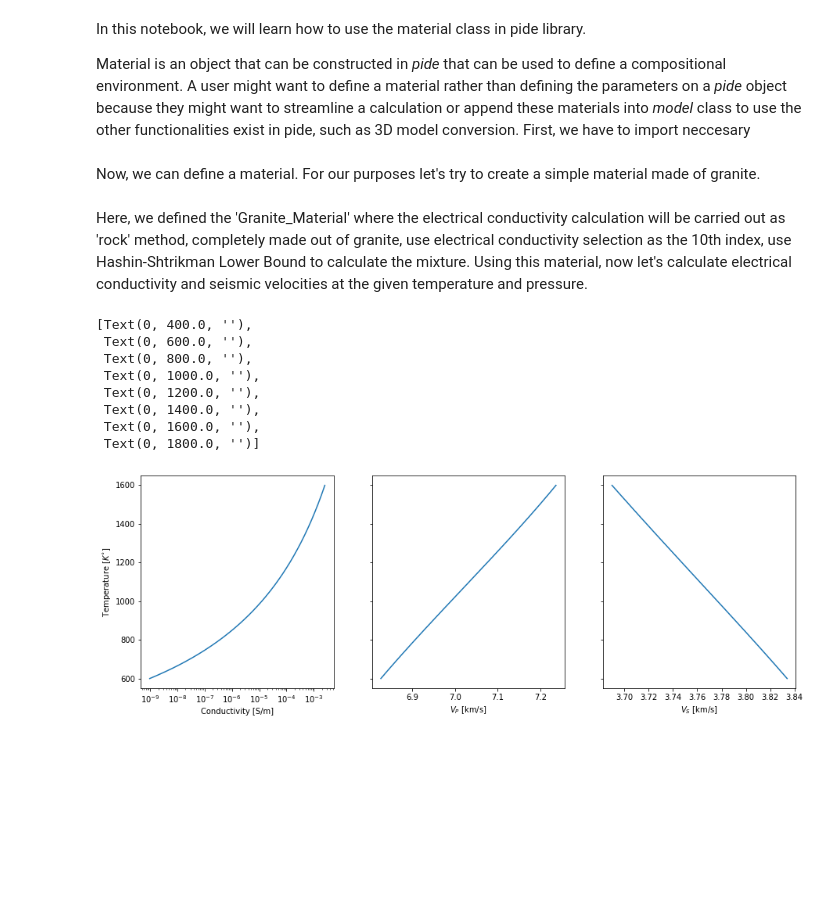
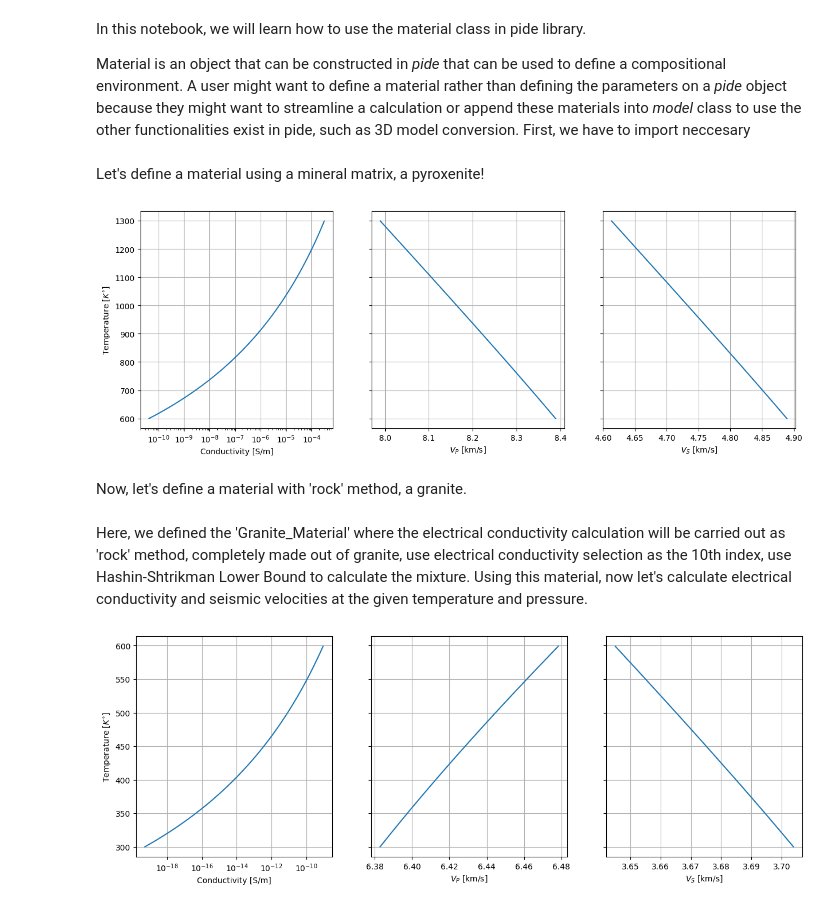
Before and after one commit to sinanozaydin/pide, a Jupyter notebook: examples/notebooks/4_Material.ipynb, the cells around one changed output. Cells and saved outputs as stored; diff of their text form; code cells hidden in the pictures; blank space fills up the shorter version.

Commit message:
material notebook

```diff
--- a/examples/notebooks/4_Material.ipynb
+++ b/examples/notebooks/4_Material.ipynb
@@ -11,3 +11,5 @@ In this notebook, we will learn how to use the material class in pide library.
 Material is an object that can be constructed in *pide* that can be used to define a compositional environment. A user might want to define a material rather than defining the parameters on a *pide* object because they might want to streamline a calculation or append these materials into *model* class to use the other functionalities exist in pide, such as 3D model conversion. First, we have to import neccesary
 # %%
 from pide.material import Material
+# %% [markdown]
+Let's define a material using a mineral matrix, a pyroxenite!
@@ -14,41 +19,69 @@ from pide.material import Material
+# %%
+temp = np.arange(600,1300)
+p = np.ones(len(temp)) * 3.0
+cond_px = Pyroxenite_Material.calculate_conductivity(T = temp, P = p)
+v_bulk_px, v_p_px, v_s_px = Pyroxenite_Material.calculate_seismic_velocity(T = temp, P = p)
+
+fig = plt.figure(figsize = (15,5))
+ax1 = plt.subplot(131)
+ax2 = plt.subplot(132)
+ax3 = plt.subplot(133)
+
+ax1.plot(cond_px,temp)
+ax2.plot(v_p_px,temp)
+ax3.plot(v_s_px,temp)
+
+ax1.set_xscale('log')
+
+ax1.set_ylabel('Temperature [$K^{\circ}$]')
+ax1.set_xlabel('Conductivity [S/m]')
+ax2.set_xlabel('$V_P$ [km/s]')
+ax3.set_xlabel('$V_S$ [km/s]')
+
+ax1.grid(which = 'major')
+ax2.grid(which = 'both')
+ax3.grid(which = 'both')
+
+ax2.set_yticklabels([])
+ax3.set_yticklabels([])
+plt.show()
+# %% [output]
+[figure, added]
 # %% [markdown]
-Now, we can define a material. For our purposes let's try to create a simple material made of granite.
+Now, let's define a material with 'rock' method, a granite.
 # %%
 Granite_Material = Material(name = 'Granite', calculation_type = 'rock', composition = {'granite':1.0},
 							   el_cond_selections = {'granite': 10},solid_phase_mixing_idx = 1)
 # %% [markdown]
 Here, we defined the 'Granite_Material' where the electrical conductivity calculation will be carried out as 'rock' method, completely made out of granite, use electrical conductivity selection as the 10th index, use Hashin-Shtrikman Lower Bound to calculate the mixture. Using this material, now let's calculate electrical conductivity and seismic velocities at the given temperature and pressure.
 # %%
-temp = np.arange(600,1600)
-p = np.ones(len(temp)) * 3.0
+temp = np.arange(300,600)
+p = np.ones(len(temp)) * 0.5
 cond = Granite_Material.calculate_conductivity(T = temp, P = p)
 v_bulk, v_p, v_s = Granite_Material.calculate_seismic_velocity(T = temp, P = p)
 
 fig = plt.figure(figsize = (15,5))
 ax1 = plt.subplot(131)
 ax2 = plt.subplot(132)
 ax3 = plt.subplot(133)
 
 ax1.plot(cond,temp)
 ax2.plot(v_p,temp)
 ax3.plot(v_s,temp)
 
 ax1.set_xscale('log')
 
 ax1.set_ylabel('Temperature [$K^{\circ}$]')
 ax1.set_xlabel('Conductivity [S/m]')
 ax2.set_xlabel('$V_P$ [km/s]')
 ax3.set_xlabel('$V_S$ [km/s]')
 
+ax1.grid(which = 'major')
+ax2.grid(which = 'both')
+ax3.grid(which = 'both')
+
 ax2.set_yticklabels([])
 ax3.set_yticklabels([])
+plt.show()
 # %% [output]
-[Text(0, 400.0, ''),
- Text(0, 600.0, ''),
- Text(0, 800.0, ''),
- Text(0, 1000.0, ''),
- Text(0, 1200.0, ''),
- Text(0, 1400.0, ''),
- Text(0, 1600.0, ''),
- Text(0, 1800.0, '')]
-[figure, old version]
+[figure, new version]
```
Also changed, not shown: parts of 4 cells of this notebook.
